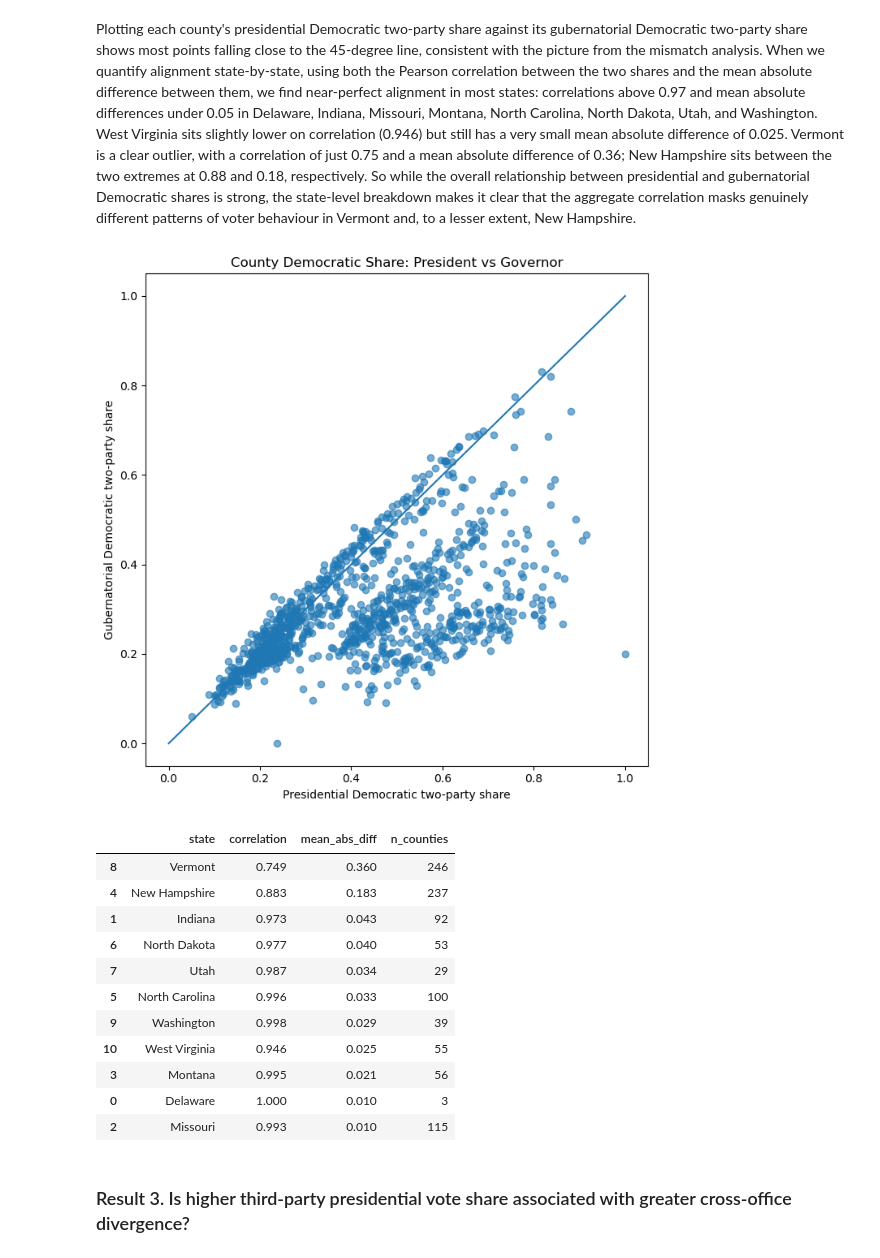
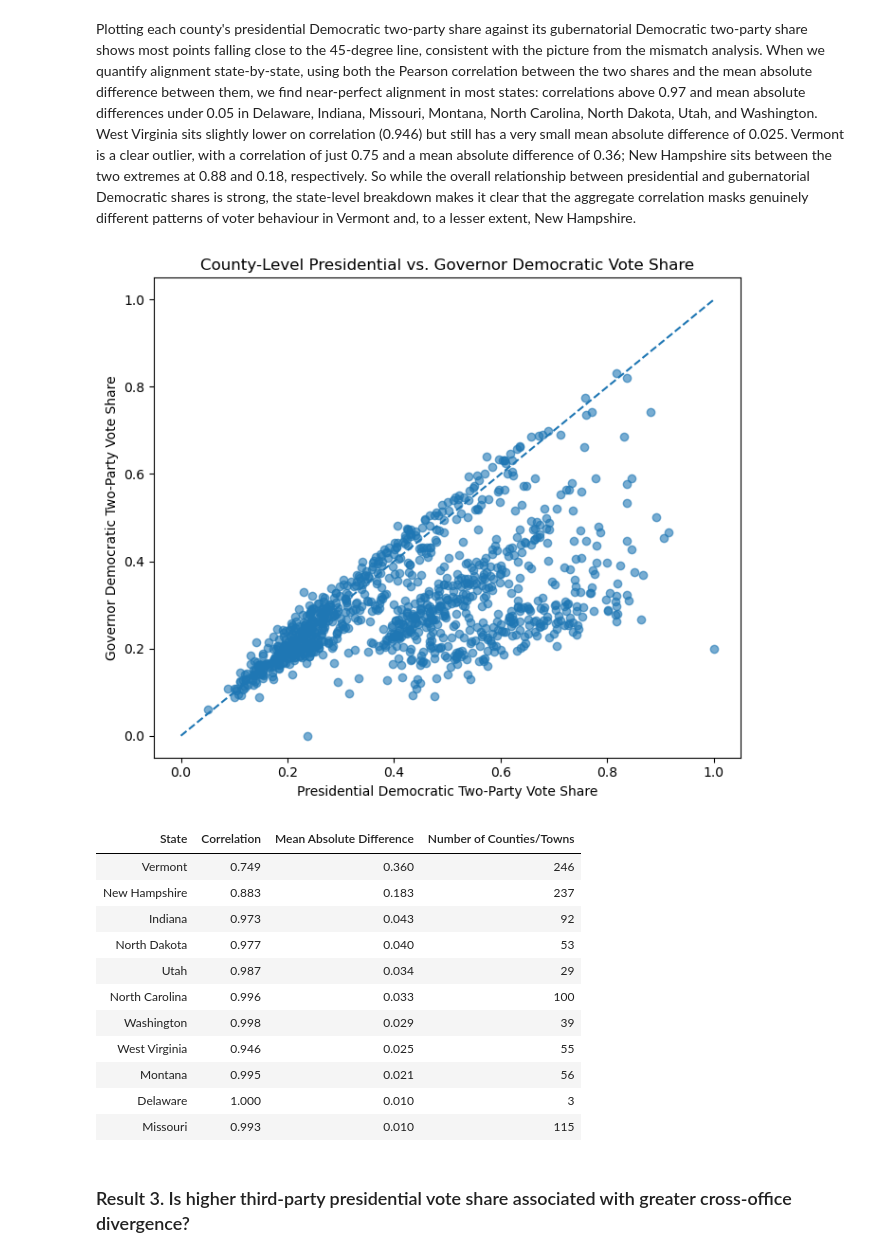
Before and after one commit to Quinn6965/DataSci151_FinalProject, a Jupyter notebook: elections_finalProject.ipynb, the cells around one changed output. Saved outputs shown, nothing was run; the diff lists cells and outputs as text; code cells hidden in the pictures.

Commit message:
yub
final changes. mostly formatting stuff

```diff
--- a/elections_finalProject.ipynb
+++ b/elections_finalProject.ipynb
@@ -109,5 +143,5 @@ Before merging, we standardize the four tables so equivalent fields have the sam
 # %%
 #printing for data viewing
-for name, df in [('pres_cand', pres_cand), ('gov_cand', gov_cand), ('pres_total', pres_total), ('gov_total', gov_total)]:
-    print(f'\n{name} columns:')
-    print(df.columns.tolist())
+#for name, df in [('pres_cand', pres_cand), ('gov_cand', gov_cand), ('pres_total', pres_total), ('gov_total', gov_total)]:
+   # print(f'\n{name} columns:')
+  #  print(df.columns.tolist())
@@ -408,18 +467,26 @@ plt.show()
 # %% [markdown]
 Plotting each county's presidential Democratic two-party share against its gubernatorial Democratic two-party share shows most points falling close to the 45-degree line, consistent with the picture from the mismatch analysis. When we quantify alignment state-by-state, using both the Pearson correlation between the two shares and the mean absolute difference between them, we find near-perfect alignment in most states: correlations above 0.97 and mean absolute differences under 0.05 in Delaware, Indiana, Missouri, Montana, North Carolina, North Dakota, Utah, and Washington. West Virginia sits slightly lower on correlation (0.946) but still has a very small mean absolute difference of 0.025. Vermont is a clear outlier, with a correlation of just 0.75 and a mean absolute difference of 0.36; New Hampshire sits between the two extremes at 0.88 and 0.18, respectively. So while the overall relationship between presidential and gubernatorial Democratic shares is strong, the state-level breakdown makes it clear that the aggregate correlation masks genuinely different patterns of voter behaviour in Vermont and, to a lesser extent, New Hampshire.
 # %%
-#scatterplot of presidential vs governor Democratic two-party share
+#scatter plot comparing presidential and governor Democratic two-party share
 
-plt.figure(figsize=(7, 7))
-plt.scatter(analysis_df['pres_dem_share_2party'], analysis_df['gov_dem_share_2party'], alpha=0.6)
-plt.plot([0, 1], [0, 1])
-plt.title('County Democratic Share: President vs Governor')
-plt.xlabel('Presidential Democratic two-party share')
-plt.ylabel('Gubernatorial Democratic two-party share')
+plt.figure(figsize=(7, 6))
+
+plt.scatter(
+    analysis_df['pres_dem_share_2party'],
+    analysis_df['gov_dem_share_2party'],
+    alpha=0.6
+)
+
+plt.plot([0, 1], [0, 1], linestyle='--')
+
+plt.xlabel('Presidential Democratic Two-Party Vote Share')
+plt.ylabel('Governor Democratic Two-Party Vote Share')
+plt.title('County-Level Presidential vs. Governor Democratic Vote Share')
 plt.tight_layout()
+
 plt.show()
 # %% [output]
-[figure, old version]
+[figure, new version]
 # %%
 #state-level alignment summary
 
@@ -429,27 +496,40 @@ for state_name, subdf in analysis_df.groupby('state'):
     corr_val = subdf['pres_dem_share_2party'].corr(subdf['gov_dem_share_2party'])
     mad_val = subdf['abs_dem_share_diff'].mean()
     state_alignment.append({
-        'state': state_name,
-        'correlation': corr_val,
-        'mean_abs_diff': mad_val,
-        'n_counties': len(subdf)
+        'State': state_name,
+        'Correlation': corr_val,
+        'Mean Absolute Difference': mad_val,
+        'Number of Counties/Towns': len(subdf)
     })
 
-state_alignment = pd.DataFrame(state_alignment).sort_values('mean_abs_diff', ascending=False)
-state_alignment.round(3)
+state_alignment = (
+    pd.DataFrame(state_alignment)
+    .sort_values('Mean Absolute Difference', ascending=False)
+)
+
+display(
+    state_alignment
+    .style
+    .hide(axis="index")
+    .format({
+        "Correlation": "{:.3f}",
+        "Mean Absolute Difference": "{:.3f}",
+        "Number of Counties/Towns": "{:,.0f}"
+    })
+)
 # %% [output]
-|  | state | correlation | mean_abs_diff | n_counties |
-| 8 | Vermont | 0.749 | 0.360 | 246 |
-| 4 | New Hampshire | 0.883 | 0.183 | 237 |
-| 1 | Indiana | 0.973 | 0.043 | 92 |
-| 6 | North Dakota | 0.977 | 0.040 | 53 |
-| 7 | Utah | 0.987 | 0.034 | 29 |
-| 5 | North Carolina | 0.996 | 0.033 | 100 |
-| 9 | Washington | 0.998 | 0.029 | 39 |
-| 10 | West Virginia | 0.946 | 0.025 | 55 |
-| 3 | Montana | 0.995 | 0.021 | 56 |
-| 0 | Delaware | 1.000 | 0.010 | 3 |
-| 2 | Missouri | 0.993 | 0.010 | 115 |
+| State | Correlation | Mean Absolute Difference | Number of Counties/Towns |
+| Vermont | 0.749 | 0.360 | 246 |
+| New Hampshire | 0.883 | 0.183 | 237 |
+| Indiana | 0.973 | 0.043 | 92 |
+| North Dakota | 0.977 | 0.040 | 53 |
+| Utah | 0.987 | 0.034 | 29 |
+| North Carolina | 0.996 | 0.033 | 100 |
+| Washington | 0.998 | 0.029 | 39 |
+| West Virginia | 0.946 | 0.025 | 55 |
+| Montana | 0.995 | 0.021 | 56 |
+| Delaware | 1.000 | 0.010 | 3 |
+| Missouri | 0.993 | 0.010 | 115 |
 # %% [markdown]
 ### Result 3. Is higher third-party presidential vote share associated with greater cross-office divergence?
 # %% [markdown]
```
Also changed, not shown: parts of 19 cells of this notebook.
